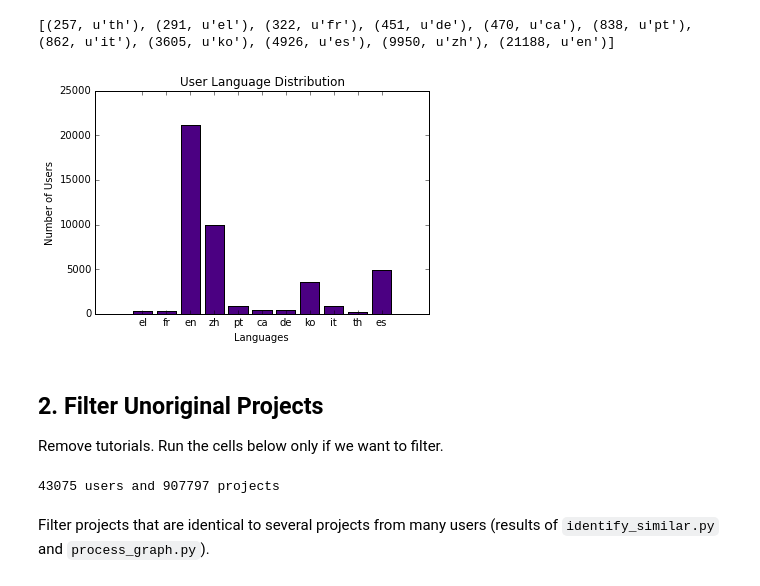
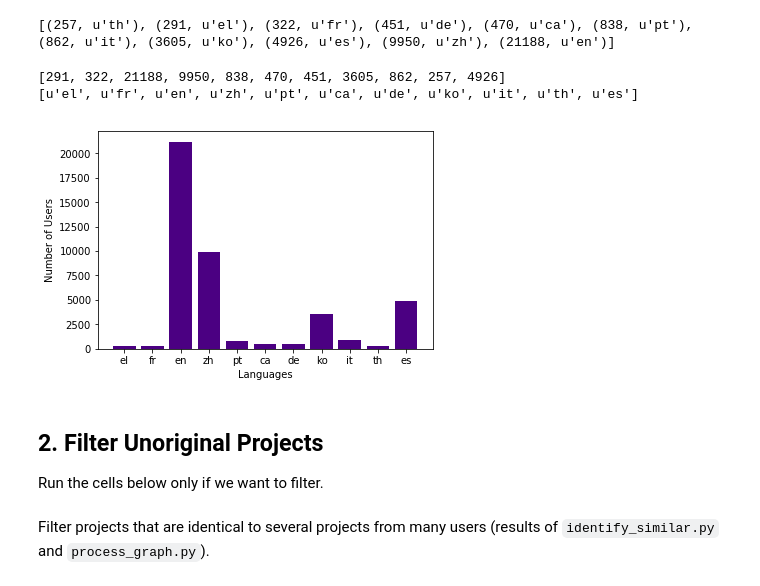
Before and after one commit to sravanareddy/appinventor, a Jupyter notebook: CodeLangClassify.ipynb, the cells around one changed output. Cells and saved outputs as stored; diff of their text form; code cells hidden in the pictures.

Commit message:
fixed train test split and other cleanup

```diff
--- a/CodeLangClassify.ipynb
+++ b/CodeLangClassify.ipynb
@@ -22,3 +18,11 @@ othercounts = ujson.load(open('user_project_othercounts.json'))
 print_datastats(blockcounts)
 # %% [output]
 46320 users and 1546033 projects
+# %%
+for user in blockcounts:
+    projects = blockcounts[user].keys()
+    for project in projects:
+        if sum(blockcounts[user][project].values())==0:
+            blockcounts[user].pop(project)
+            othercounts[user].pop(project)
+print_datastats(blockcounts)
@@ -57,33 +65,32 @@ print sorted([(len(lang_users[lang]), lang) for lang in lang_users])
 # %%
 import matplotlib.pyplot as plt; plt.rcdefaults()
 import numpy as np
 import matplotlib.pyplot as plt
 %matplotlib inline
 
-def plot_langs(lang_users):
+def plot_langs(lang_users, filename=None):
     y_pos = np.arange(len(lang_users))
-    plt.bar(y_pos, [len(lang_users[lang]) for lang in lang_users], color = 'indigo', align='center')
+    numusers = [len(lang_users[lang]) for lang in lang_users]
+    plt.bar(y_pos, numusers, color = 'indigo', align='center')
+    print numusers
+    print lang_users.keys()
     plt.xticks(y_pos, lang_users.keys())
     plt.ylabel('Number of Users')
     plt.xlabel('Languages')
-    plt.title('User Language Distribution')
-    #plt.savefig('langdist.png')
+    #plt.title('User Language Distribution')
+    if filename:
+        plt.savefig(filename)
     plt.show()
 
 plot_langs(lang_users)
 # %% [output]
+[291, 322, 21188, 9950, 838, 470, 451, 3605, 862, 257, 4926]
+[u'el', u'fr', u'en', u'zh', u'pt', u'ca', u'de', u'ko', u'it', u'th', u'es']
-[figure, old version]
+[figure, new version]
 # %% [markdown]
 ## 2. Filter Unoriginal Projects
 
-Remove tutorials. Run the cells below only if we want to filter.
+Run the cells below only if we want to filter.
-# %%
-nontutorials = ujson.load(open('user_nontutorial_projects.json'))
-blockcounts = user_project_filter(blockcounts, nontutorials)
-othercounts = user_project_filter(othercounts, nontutorials)
-print_datastats(blockcounts)
-# %% [output]
-43075 users and 907797 projects
 # %% [markdown]
 Filter projects that are identical to several projects from many users (results of `identify_similar.py` and `process_graph.py`).
 # %%
```
Also changed, not shown: parts of 21 cells of this notebook, 1 other file.
